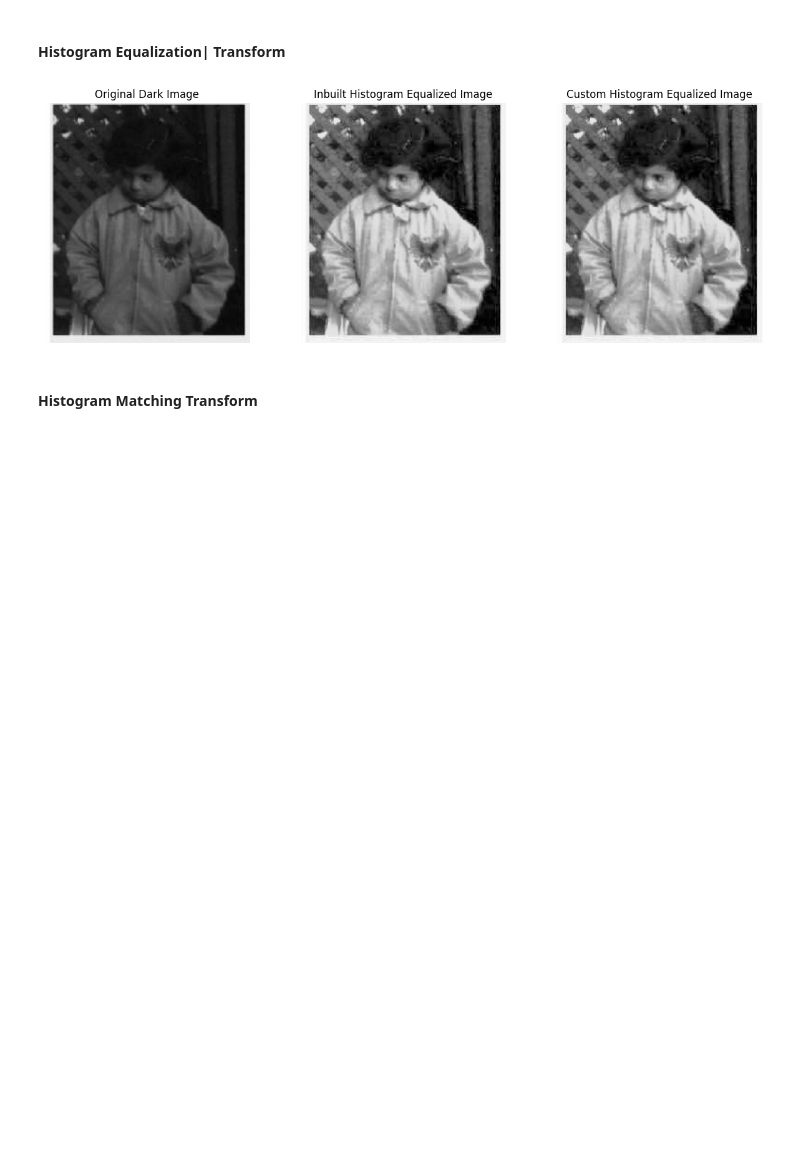
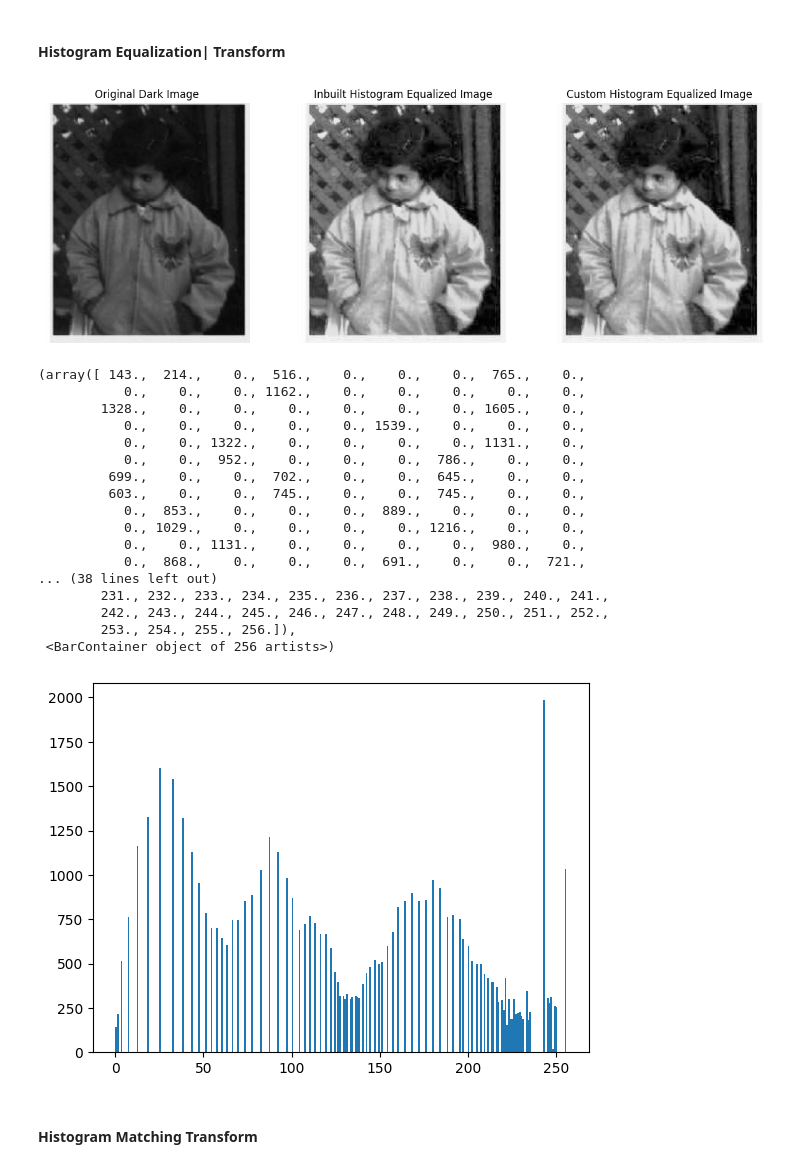
Before and after one commit to rzeta-10/DIP, a Jupyter notebook: assignments/assignment_4/assignment_4_cs22b1093.ipynb, the cells around one changed output. Cells and saved outputs as stored; diff of their text form; code cells hidden in the pictures; blank space fills up the shorter version.

```diff
--- a/assignments/assignment_4/assignment_4_cs22b1093.ipynb
+++ b/assignments/assignment_4/assignment_4_cs22b1093.ipynb
@@ -89,6 +87,27 @@ plt.axis("off")
 plt.show()
 # %% [output]
 [figure]
+# %%
+plt.hist(equalized_img_custom.ravel(),256,[0,256])
+# %% [output]
+(array([ 143.,  214.,    0.,  516.,    0.,    0.,    0.,  765.,    0.,
+           0.,    0.,    0., 1162.,    0.,    0.,    0.,    0.,    0.,
+        1328.,    0.,    0.,    0.,    0.,    0.,    0., 1605.,    0.,
+           0.,    0.,    0.,    0.,    0., 1539.,    0.,    0.,    0.,
+           0.,    0., 1322.,    0.,    0.,    0.,    0., 1131.,    0.,
+           0.,    0.,  952.,    0.,    0.,    0.,  786.,    0.,    0.,
+         699.,    0.,    0.,  702.,    0.,    0.,  645.,    0.,    0.,
+         603.,    0.,    0.,  745.,    0.,    0.,  745.,    0.,    0.,
+           0.,  853.,    0.,    0.,    0.,  889.,    0.,    0.,    0.,
+           0., 1029.,    0.,    0.,    0.,    0., 1216.,    0.,    0.,
+           0.,    0., 1131.,    0.,    0.,    0.,    0.,  980.,    0.,
+           0.,  868.,    0.,    0.,    0.,  691.,    0.,    0.,  721.,
+... (38 lines left out)
+        231., 232., 233., 234., 235., 236., 237., 238., 239., 240., 241.,
+        242., 243., 244., 245., 246., 247., 248., 249., 250., 251., 252.,
+        253., 254., 255., 256.]),
+ <BarContainer object of 256 artists>)
+[figure, added]
 # %% [markdown]
 #### Histogram Matching Transform
 # %%
```
Also changed, not shown: parts of 3 cells of this notebook, 4 other files.
